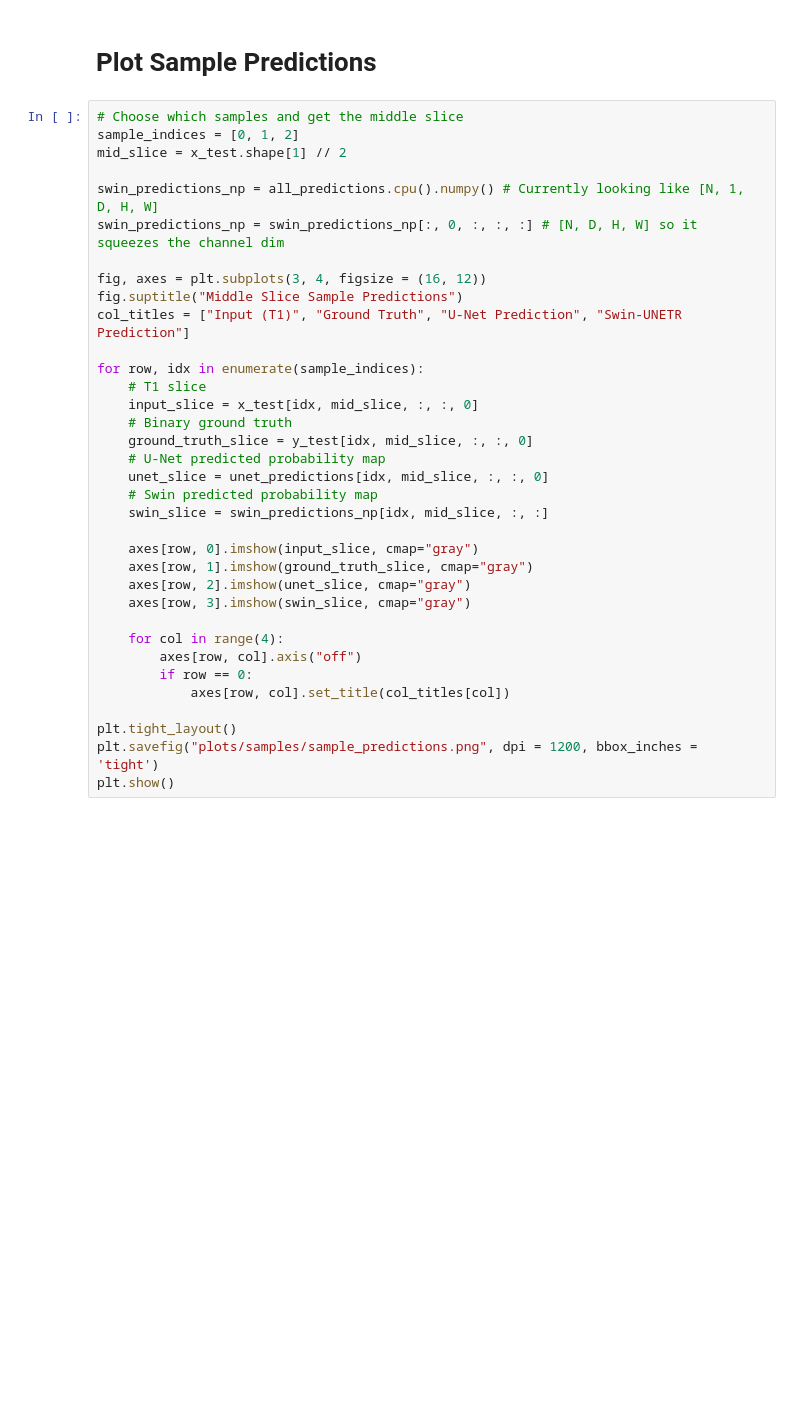
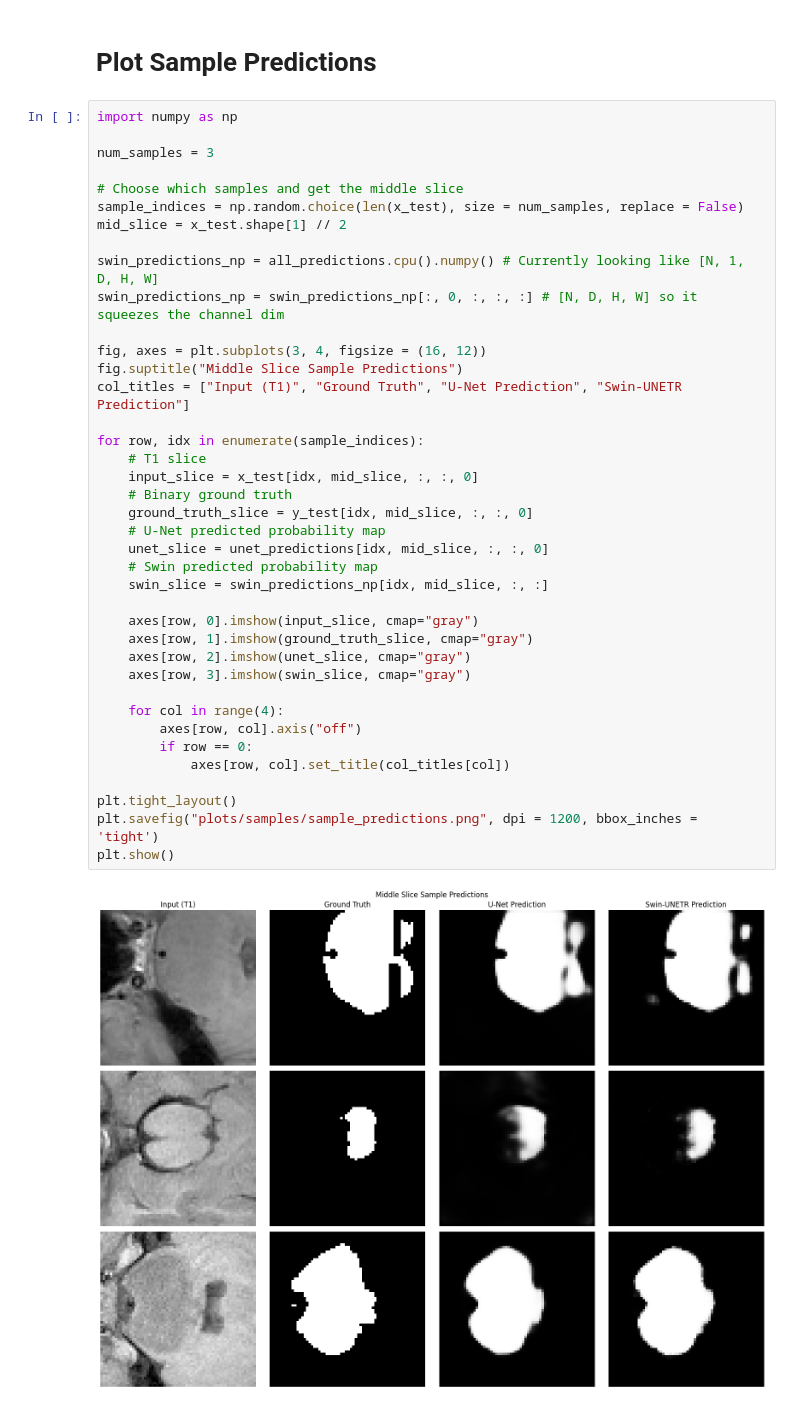
Before and after one commit to andreyestevam/CMSC324-FinalProject, a Jupyter notebook: final_project/03_evaluate_modelsCORRECT.ipynb, the cells around one changed output. Cells and saved outputs as stored; diff of their text form; blank space fills up the shorter version.

```diff
--- a/final_project/03_evaluate_modelsCORRECT.ipynb
+++ b/final_project/03_evaluate_modelsCORRECT.ipynb
@@ -177,37 +228,43 @@ plt.show()
 # %% [markdown]
 # Plot Sample Predictions
 # %%
+import numpy as np
+
+num_samples = 3
+
 # Choose which samples and get the middle slice
-sample_indices = [0, 1, 2]
+sample_indices = np.random.choice(len(x_test), size = num_samples, replace = False)
 mid_slice = x_test.shape[1] // 2
 
 swin_predictions_np = all_predictions.cpu().numpy() # Currently looking like [N, 1, D, H, W]
 swin_predictions_np = swin_predictions_np[:, 0, :, :, :] # [N, D, H, W] so it squeezes the channel dim
 
 fig, axes = plt.subplots(3, 4, figsize = (16, 12))
 fig.suptitle("Middle Slice Sample Predictions")
 col_titles = ["Input (T1)", "Ground Truth", "U-Net Prediction", "Swin-UNETR Prediction"]
 
 for row, idx in enumerate(sample_indices):
     # T1 slice
     input_slice = x_test[idx, mid_slice, :, :, 0]
     # Binary ground truth
     ground_truth_slice = y_test[idx, mid_slice, :, :, 0]
     # U-Net predicted probability map
     unet_slice = unet_predictions[idx, mid_slice, :, :, 0]
     # Swin predicted probability map
     swin_slice = swin_predictions_np[idx, mid_slice, :, :]
 
     axes[row, 0].imshow(input_slice, cmap="gray")
     axes[row, 1].imshow(ground_truth_slice, cmap="gray")
     axes[row, 2].imshow(unet_slice, cmap="gray")
     axes[row, 3].imshow(swin_slice, cmap="gray")
 
     for col in range(4):
         axes[row, col].axis("off")
         if row == 0:
             axes[row, col].set_title(col_titles[col])
 
 plt.tight_layout()
 plt.savefig("plots/samples/sample_predictions.png", dpi = 1200, bbox_inches = 'tight')
 plt.show()
+# %% [output]
+[figure, added]
```
Also changed, not shown: parts of 7 cells of this notebook, 8 other files.
